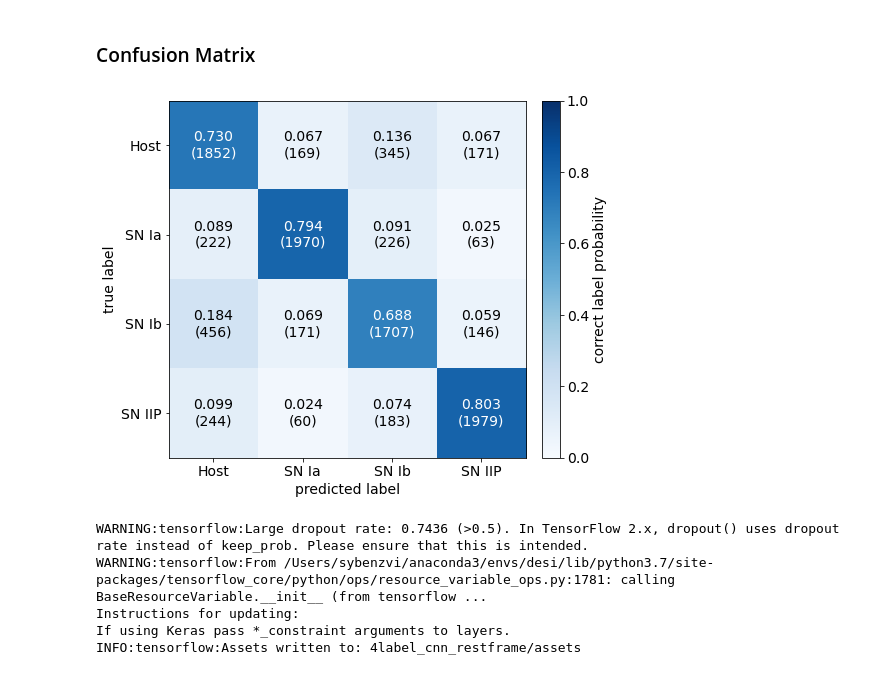
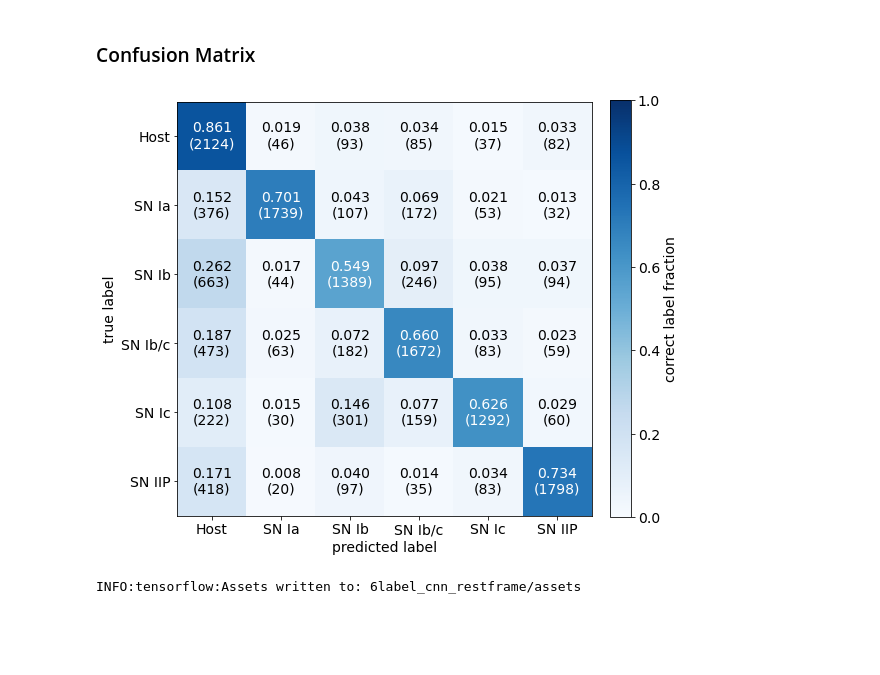
Before and after one commit to desihub/timedomain, a Jupyter notebook: desitrip/docs/nb/cnn_multilabel-restframe.ipynb, the cells around one changed output. Cells and saved outputs as stored; diff of their text form; code cells hidden in the pictures; blank space fills up the shorter version.

Commit message:
Test six labels.

```diff
--- a/desitrip/docs/nb/cnn_multilabel-restframe.ipynb
+++ b/desitrip/docs/nb/cnn_multilabel-restframe.ipynb
@@ -86,3 +90,7 @@ snib_flux  = condition_spectra(snib_files, snib_truth)
+# %%
+snic_truth = sorted(glob('../../../../bgs/150s/sn_ic/*/*truth.fits'))
+snic_files = sorted(glob('../../../../bgs/150s/sn_ic/*/*coadd.fits'))
+snic_flux  = condition_spectra(snic_files, snic_truth)
 # %%
 sniip_truth = sorted(glob('../../../../bgs/150s/sn_iip/*/*truth.fits'))
 sniip_files = sorted(glob('../../../../bgs/150s/sn_iip/*/*coadd.fits'))
@@ -91,6 +99,8 @@ sniip_flux  = condition_spectra(sniip_files, sniip_truth)
 nhost, nbins  = host_flux.shape
 nsnia, nbins  = snia_flux.shape
 nsnib, nbins  = snib_flux.shape
+nsnibc, nbins = snibc_flux.shape
+nsnic, nbins  = snic_flux.shape
 nsniip, nbins = sniip_flux.shape
-nhost, nsnia, nsnib, nsniip, nbins
+nhost, nsnia, nsnib, nsnibc, nsnic, nsniip, nbins
 # %% [output]
@@ -98,7 +108,7 @@ nhost, nsnia, nsnib, nsniip, nbins
 # %% [markdown]
 ### Plot Spectra to Check Output
 # %%
-fig, axes = plt.subplots(2,2, figsize=(10,8), sharex=True, sharey=True)
+fig, axes = plt.subplots(2,3, figsize=(14,8), sharex=True, sharey=True)
 axes = axes.flatten()
 
 for i in range(0,500):
@@ -113,12 +123,20 @@ for i in range(0,500):
     ax.plot(snib_flux[i], alpha=0.2)
 
     ax = axes[3]
+    ax.plot(snibc_flux[i], alpha=0.2)
+
+    ax = axes[4]
+    ax.plot(snic_flux[i], alpha=0.2)
+
+    ax = axes[5]
     ax.plot(sniip_flux[i], alpha=0.2)
 
 axes[0].set_title('host spectra')
 axes[1].set_title('host + SN Ia spectra')
 axes[2].set_title('host + SN Ib spectra')
-axes[3].set_title('host + SN IIP spectra')
+axes[3].set_title('host + SN Ib/c spectra')
+axes[4].set_title('host + SN Ic spectra')
+axes[5].set_title('host + SN IIP spectra')
 
 fig.tight_layout()
 # %% [output]
@@ -133,14 +154,18 @@ fig.tight_layout()
 x = np.concatenate([host_flux,
                     snia_flux,
                     snib_flux,
+                    snibc_flux,
+                    snic_flux,
                     sniip_flux
                    ]).reshape(-1, nbins, 1)
 
-ntypes = 4
 labels = ['Host',
           'SN Ia',
           'SN Ib',
+          'SN Ib/c',
+          'SN Ic',
           'SN IIP']
+ntypes = len(labels)
 
 # Convert y-label array to appropriate categorical array
 from tensorflow.keras.utils import to_categorical
@@ -149,7 +174,9 @@ y = to_categorical(
         np.concatenate([np.full(nhost, 0),
                         np.full(nsnia, 1),
                         np.full(nsnib, 2),
-                        np.full(nsniip, 3)
+                        np.full(nsnibc, 3),
+                        np.full(nsnic, 4),
+                        np.full(nsniip, 5)
                        ]))
 # %%
 x.shape, y.shape
@@ -435,36 +465,32 @@ from sklearn.metrics import confusion_matrix
 cm = confusion_matrix(y_test.argmax(axis=1), y_pred.argmax(axis=1))
 cmnorm = cm.astype('float') / cm.sum(axis=1)[:, np.newaxis]
 # %%
-fig, ax = plt.subplots(1,1, figsize=(7,6))
+fig, ax = plt.subplots(1,1, figsize=(8,7))
 
 im = ax.imshow(cmnorm, cmap='Blues', vmin=0, vmax=1)
 cb = ax.figure.colorbar(im, ax=ax, fraction=0.046, pad=0.04)
-cb.set_label('correct label probability')
+cb.set_label('correct label fraction')
 
 ax.set(aspect='equal',
        xlabel='predicted label',
        xticks=np.arange(cm.shape[1]),
        xticklabels=labels,
        ylabel='true label',
        yticks=np.arange(cm.shape[1]),
        yticklabels=labels)
 
 thresh = 0.5*cm.max()
 for i in range(cm.shape[0]):
     for j in range(cm.shape[1]):
         ax.text(j, i, '{:.3f}\n({:d})'.format(cmnorm[i,j], cm[i,j]),
                 ha='center', va='center',
                 color='black' if cm[i,j] < thresh else 'white')
 
 fig.tight_layout()
 # %% [output]
-[figure, old version]
+[figure, new version]
 # %%
-model.save('4label_cnn_restframe')
+model.save('6label_cnn_restframe')
 # %% [output]
-WARNING:tensorflow:Large dropout rate: 0.7436 (>0.5). In TensorFlow 2.x, dropout() uses dropout rate instead of keep_prob. Please ensure that this is intended.
-WARNING:tensorflow:From /Users/sybenzvi/anaconda3/envs/desi/lib/python3.7/site-packages/tensorflow_core/python/ops/resource_variable_ops.py:1781: calling BaseResourceVariable.__init__ (from tensorflow ...
-Instructions for updating:
-If using Keras pass *_constraint arguments to layers.
-INFO:tensorflow:Assets written to: 4label_cnn_restframe/assets
+INFO:tensorflow:Assets written to: 6label_cnn_restframe/assets
 # %%
```
Also changed, not shown: parts of 13 cells of this notebook.
